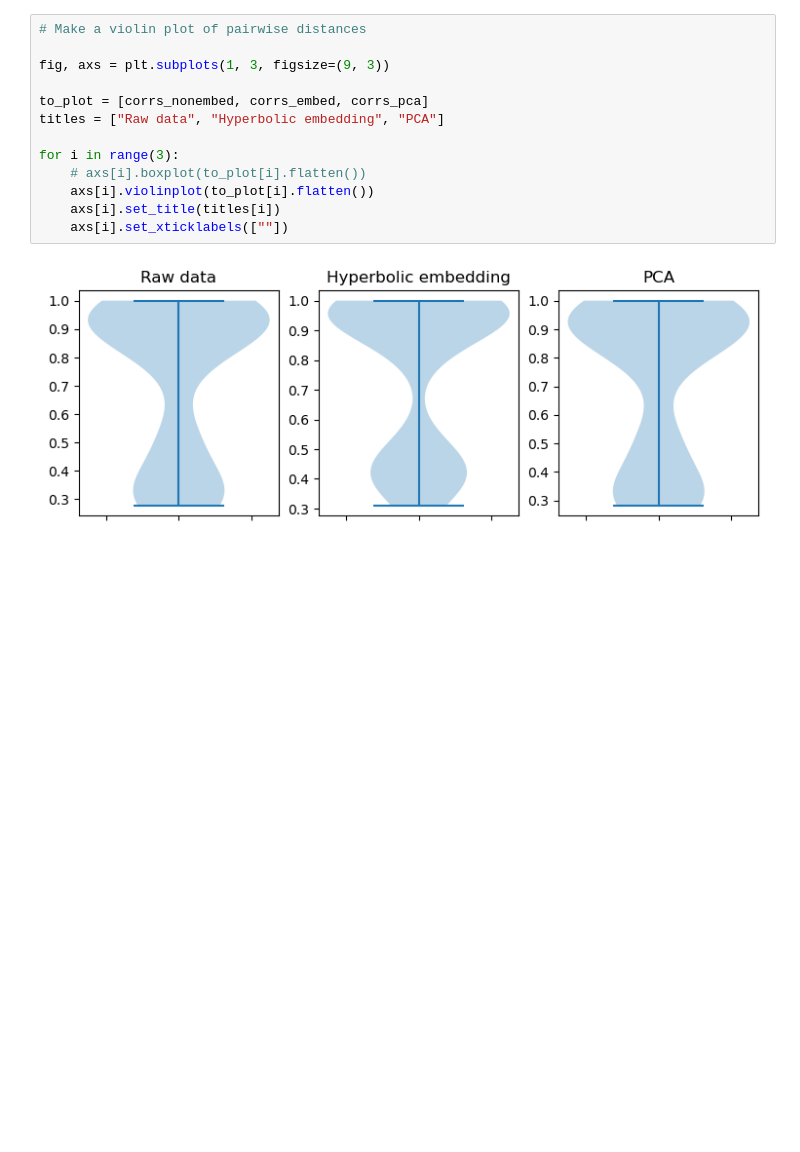
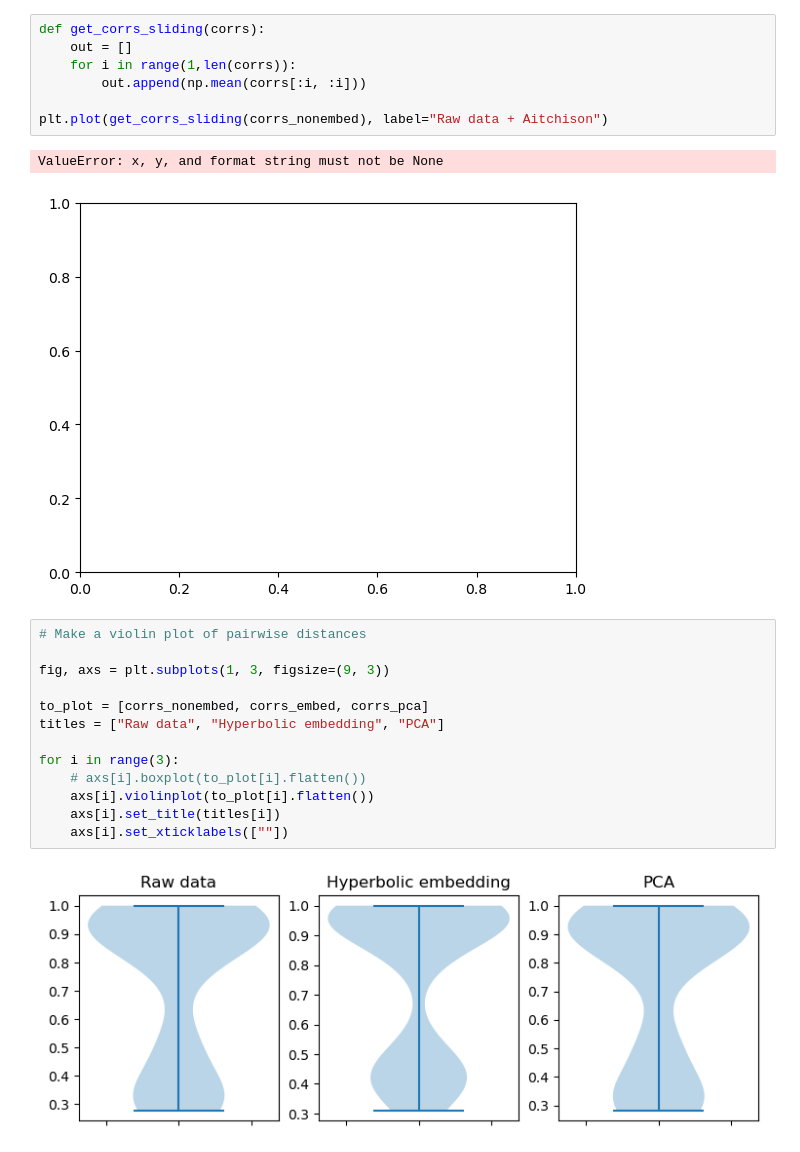
Before and after one commit to pchlenski/mixture, a Jupyter notebook: 01_cluster_fidelity.ipynb, the cells around one changed output. Drawn from its saved outputs; the diff is of its cells as text; blank space fills up the shorter version.

```diff
--- a/01_cluster_fidelity.ipynb
+++ b/01_cluster_fidelity.ipynb
@@ -214,3 +269,13 @@ print(corrs_nonembed.mean(), corrs_embed.mean(), corrs_pca.mean())
+# %%
+def get_corrs_sliding(corrs):
+    out = []
+    for i in range(1,len(corrs)):
+        out.append(np.mean(corrs[:i, :i]))
+
+plt.plot(get_corrs_sliding(corrs_nonembed), label="Raw data + Aitchison")
+# %% [output]
+ValueError: x, y, and format string must not be None
+[figure, added]
 # %%
 # Make a violin plot of pairwise distances
 
```
Also changed, not shown: parts of 15 cells of this notebook.
